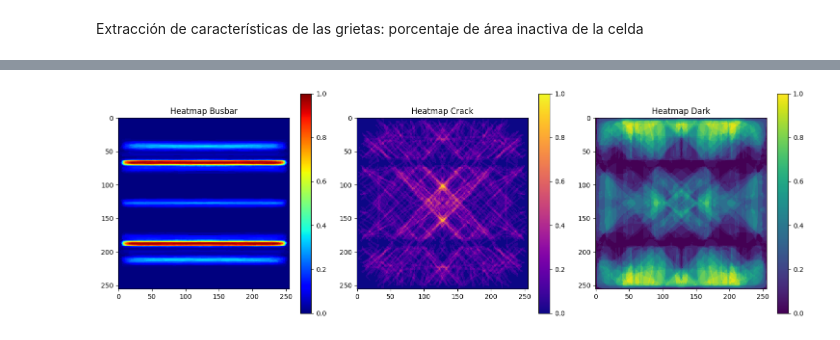
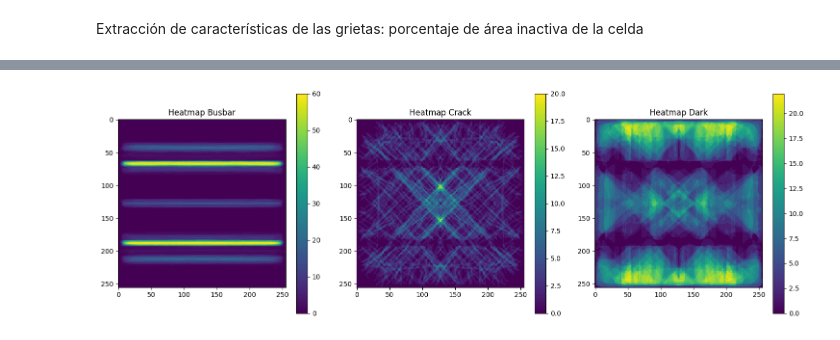
Before and after one commit to Franklingo13/PVDefectDetect, a Jupyter notebook: TestsPV-vision/EvaluacionModelo.ipynb, the cells around one changed output, grey strips where cells are left out. Cells and saved outputs as stored; diff of their text form; code cells hidden in the pictures.

```diff
--- a/TestsPV-vision/EvaluacionModelo.ipynb
+++ b/TestsPV-vision/EvaluacionModelo.ipynb
@@ -546,40 +521,40 @@ def generate_heatmap(masks_each, class_index):
         np.ndarray: Mapa de calor normalizado.
     """
     # Sumar todas las máscaras correspondientes a la clase
-    combined_mask = np.sum([mask[class_index] for mask in masks_each], axis=0)
+    heatmap = np.sum([mask[class_index] for mask in masks_each], axis=0)
 
     # Normalizar el mapa de calor para que los valores estén entre 0 y 1
-    heatmap = combined_mask / combined_mask.max()
+    #heatmap = combined_mask / combined_mask.max()
 
     return heatmap
 
 # Generar mapas de calor para cada clase
 heatmap_busbar = generate_heatmap(masks_each, class_index=0)  # Índice 0 para 'busbar'
 heatmap_crack = generate_heatmap(masks_each, class_index=1)   # Índice 1 para 'crack'
-heatmap_dark = generate_heatmap(masks_each, class_index=3)    # Índice 2 para 'dark'
+heatmap_dark = generate_heatmap(masks_each, class_index=3)    # Índice 3 para 'dark'
 
 # Visualizar los mapas de calor
 plt.figure(figsize=(15, 5))
 
 plt.subplot(1, 3, 1)
-plt.imshow(heatmap_busbar, cmap='jet', interpolation='nearest')
+plt.imshow(heatmap_busbar, cmap='viridis', interpolation='nearest')
 plt.title('Heatmap Busbar')
 plt.colorbar()
 
 plt.subplot(1, 3, 2)
-plt.imshow(heatmap_crack, cmap='plasma', interpolation='nearest')
+plt.imshow(heatmap_crack, cmap='viridis', interpolation='nearest')
 plt.title('Heatmap Crack')
 plt.colorbar()
 
 plt.subplot(1, 3, 3)
 plt.imshow(heatmap_dark, cmap='viridis', interpolation='nearest')
 plt.title('Heatmap Dark')
 plt.colorbar()
 
 plt.tight_layout()
 plt.show()
 # %% [output]
-[figure, old version]
+[figure, new version]
 # %% [markdown]
 Explicación:
 `generate_heatmap`: Esta función toma `masks_each` y un `class_index`, que corresponde al índice de la clase para la cual se desea generar el mapa de calor.
```
Also changed, not shown: parts of 11 cells of this notebook.
